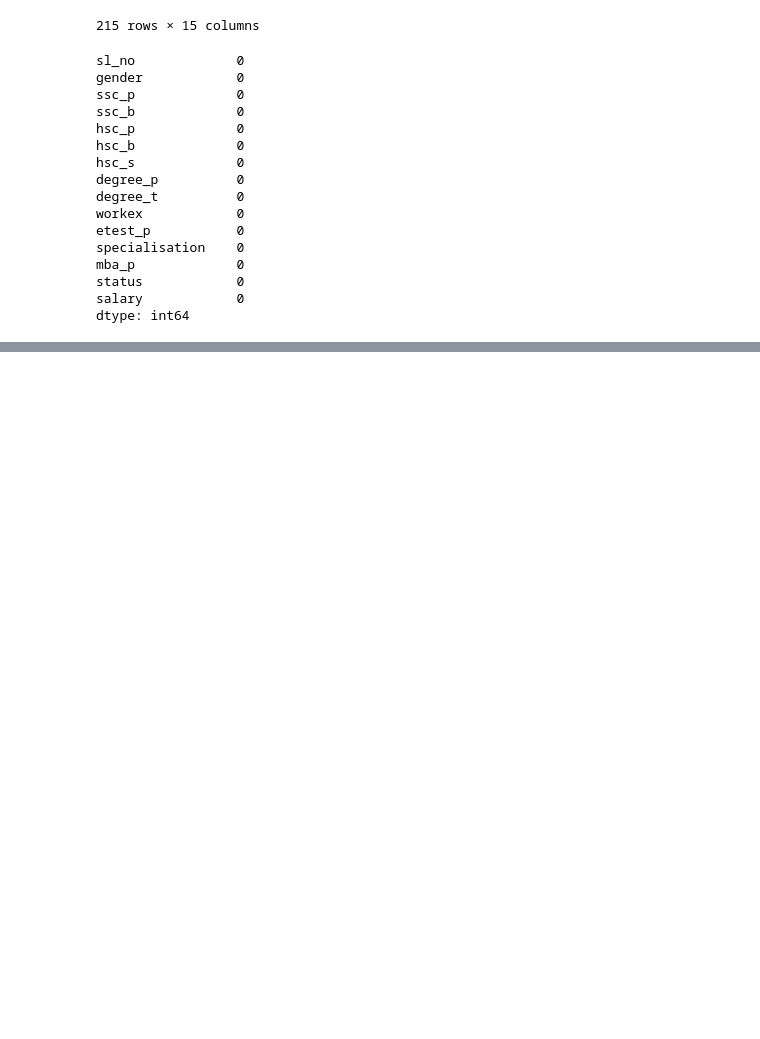
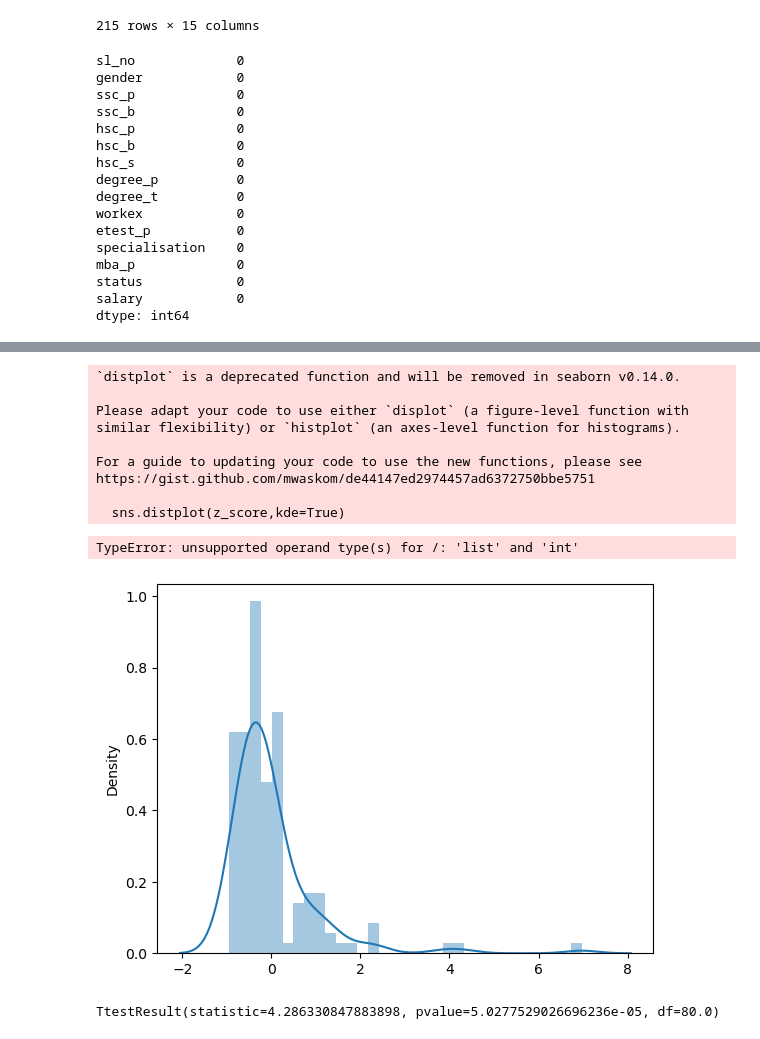
Before and after one commit to Deepa3018/Bivariate, a Jupyter notebook: Covariance_Correlation/Variance_Inflation_factor_VIF/Bivariant_Assignment.ipynb, the cells around one changed output, grey strips where cells are left out. Drawn from its saved outputs; the diff is of its cells as text; code cells hidden in the pictures; blank space fills up the shorter version.

```diff
--- a/Covariance_Correlation/Variance_Inflation_factor_VIF/Bivariant_Assignment.ipynb
+++ b/Covariance_Correlation/Variance_Inflation_factor_VIF/Bivariant_Assignment.ipynb
@@ -130,0 +227,29 @@ ValueError: Could not interpret value `salary` for parameter `x`
+# %%
+#9)Convert normal distribution to standard deviation for salary column:
+
+def stdNDgraph(dataset):
+    import seaborn as sns
+    #calculate mean and standard devaiation
+    mean=dataset.mean()
+    std=dataset.std()
+    #for every value of mean and standard deviation calculate the z-score
+    values=[i for i in dataset]
+    #calculate z-score
+    z_score=[((j-mean)/std) for j in values]
+    #plot the graph with standard scaled values calculated using z-score
+    sns.distplot(z_score,kde=True)
+    sum((z_score)/len(z_score))
+# %%
+stdNDgraph(dataset["salary"])
+# %% [output]
+`distplot` is a deprecated function and will be removed in seaborn v0.14.0.
+
+Please adapt your code to use either `displot` (a figure-level function with
+similar flexibility) or `histplot` (an axes-level function for histograms).
+
+For a guide to updating your code to use the new functions, please see
+https://gist.github.com/mwaskom/de44147ed2974457ad6372750bbe5751
+
+  sns.distplot(z_score,kde=True)
+TypeError: unsupported operand type(s) for /: 'list' and 'int'
+[figure, added]
@@ -130,0 +258,10 @@ ValueError: Could not interpret value `salary` for parameter `x`
+# %%
+#12) (Dependent(comparison of same pair with different attribute), Paired)
+
+from scipy.stats import ttest_ind
+dataset=dataset.dropna()
+Scitech_etest_p=dataset[dataset['degree_t']=='Sci&Tech']["etest_p"]
+Scitech_mba_p=dataset[dataset['degree_t']=='Sci&Tech']["mba_p"]
+ttest_ind(Scitech_etest_p,Scitech_mba_p)
+# %% [output]
+TtestResult(statistic=4.286330847883898, pvalue=5.0277529026696236e-05, df=80.0)
```
Also changed, not shown: parts of 23 cells of this notebook, 1 other file.
